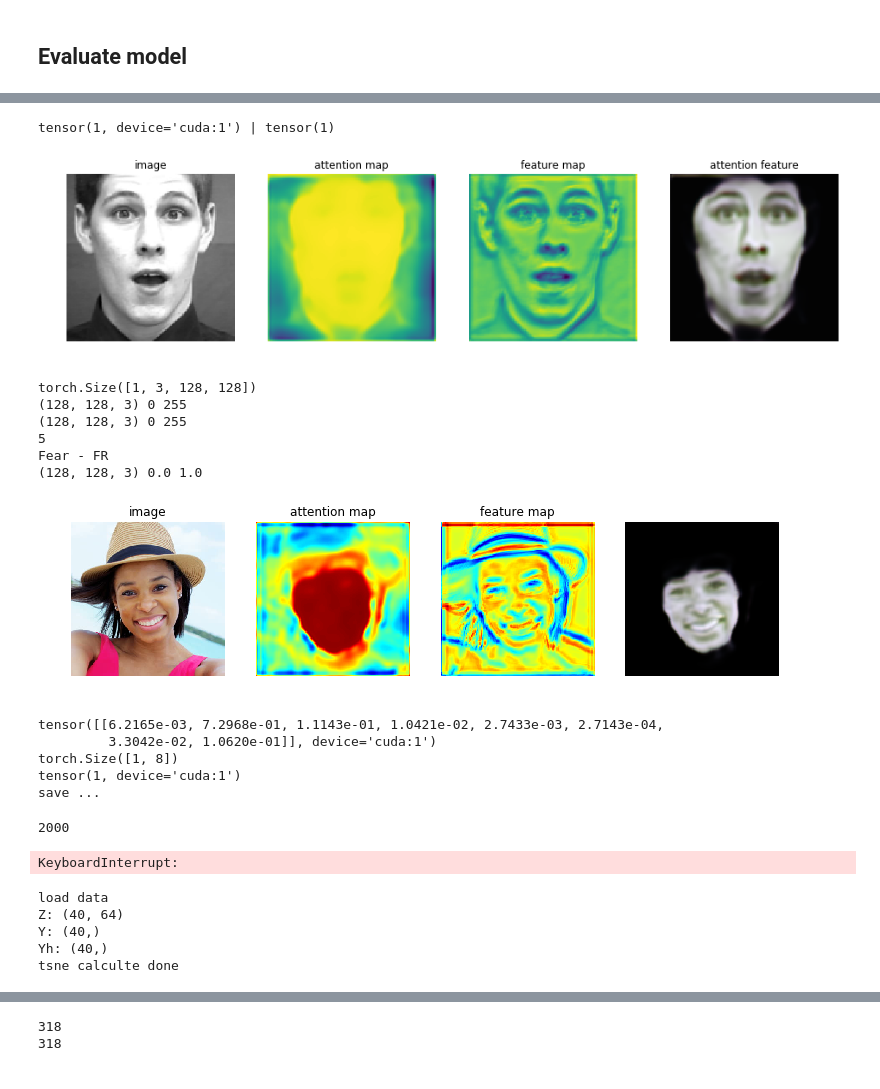
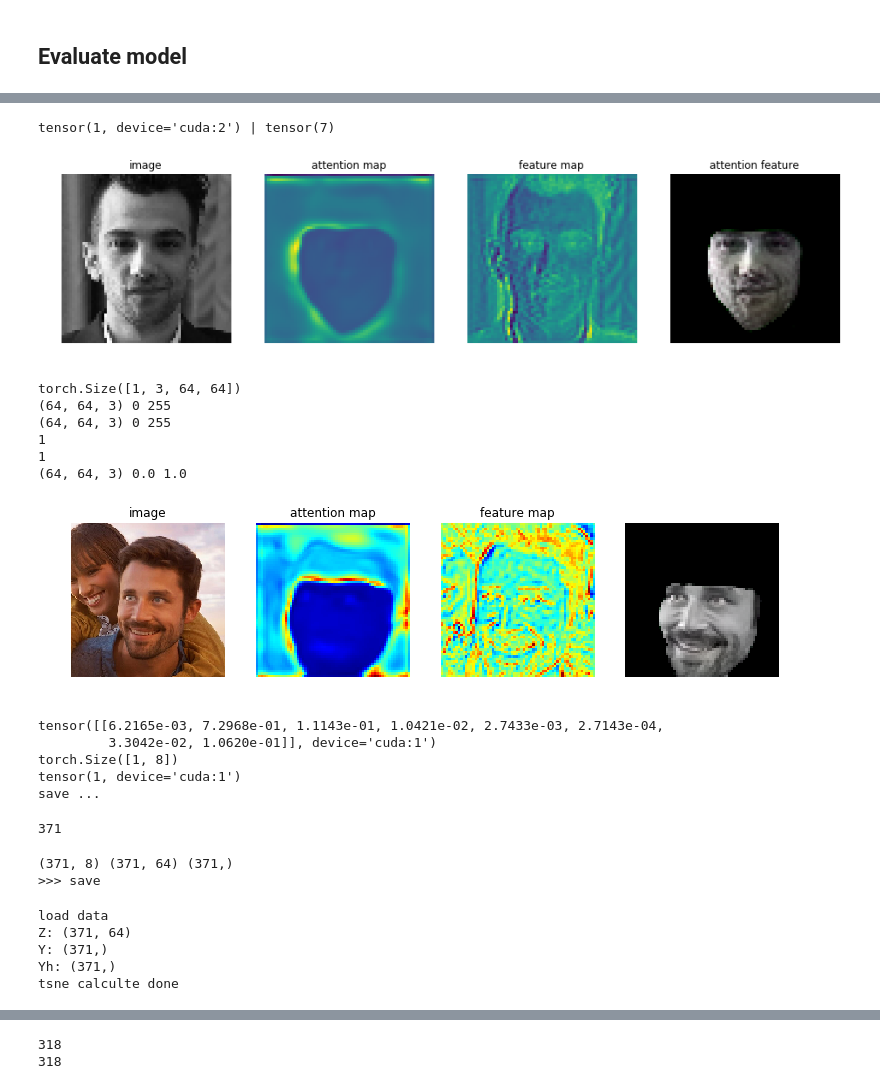
Before and after one commit to pedrodiamel/ferattention, a Jupyter notebook: books/eval_gmm.ipynb, the cells around one changed output, grey strips where cells are left out. Saved outputs shown, nothing was run; the diff lists cells and outputs as text; code cells hidden in the pictures.

```diff
--- a/books/eval_gmm.ipynb
+++ b/books/eval_gmm.ipynb
@@ -34,16 +44,16 @@ mitosis_att_mitosisattgmmnet_ferattentiongmm_attloss_adam_affectnetdark_dim64_pr
 # %%
-project          = '../out'
-name             = 'att_attnet_ferattention_attloss_adam_affectnetdark_dim64_preactresnet18x32_fold0_002'
+project          = '../out/attnet'
+name             = 'att_attgmmnet_ferattentiongmm_attloss_adam_affectnetdark_dim64_resnet18x32_fold0_mixup_retrain_000'
 pathnamedataset  = '~/.datasets'
-pathmodel        = os.path.join( project, name, 'models/model_best.pth.tar' ) #model_best, chk000120 ///// 40, 35, ...
+pathmodel        = os.path.join( project, name, 'models/chk000390.pth.tar' ) #model_best, chk000120 ///// 40, 35, ...
 pathproject      = os.path.join( project, name )
 batch_size       = 2
 workers          = 1
 cuda             = False
 parallel         = False
-gpu              = 1
+gpu              = 2
 seed             = 1
-imsize           = 128
+imsize           = 64
 # %% [markdown]
 ## Load model
 # %%
@@ -66,9 +80,9 @@ if net.load( pathmodel ) is not True:
 # %%
 # Load dataset
 print('>> Load dataset ...')
-namedataset = FactoryDataset.affect
-subset = FactoryDataset.validation
-imagesize=128
+namedataset = FactoryDataset.ferp
+subset = FactoryDataset.test
+imagesize=64
 kfold=0
 idenselect=np.arange(10)+kfold*10
 breal=True
@@ -80,15 +94,15 @@ if breal:
             pathname=pathnamedataset,
             name=namedataset,
             subset=subset,
-            idenselect=idenselect,
+            #idenselect=idenselect,
             #transform=train_transform,
             download=True
         ),
         num_channels=3,
-        #transform=get_transforms_det( imsize ),
+#         transform=get_transforms_det( imsize ),
         transform=transforms.Compose([
-                #mtrans.ToPad(h_pad=20,w_pad=20),
-                mtrans.ToResize( (imagesize, imagesize), resize_mode='square', padding_mode=cv2.BORDER_REPLICATE ),
+#                 mtrans.ToPad(h_pad=15,w_pad=15),
+                mtrans.ToResize( (imagesize, imagesize), resize_mode='square', padding_mode=cv2.BORDER_REFLECT ),
                 #mtrans.ToRandomTransform(mtrans.ToGaussianNoise( sigma=0.1 ), prob=1.0 ),
                 #mtrans.RandomCrop( (255,255), limit=50, padding_mode=cv2.BORDER_CONSTANT  ),
                 #mtrans.ToResizeUNetFoV(imsize, cv2.BORDER_REFLECT_101),
@@ -97,6 +111,7 @@ if breal:
                 #mtrans.ToMeanNormalization( mean=[0.485, 0.456, 0.406], std=[0.229, 0.224, 0.225] )
                 #mtrans.ToMeanNormalization( mean=[0.5, 0.5, 0.5], std=[0.5, 0.5, 0.5] )
                 mtrans.ToNormalization(),
+
                 ])
         )
 
@@ -141,7 +156,7 @@ idx=0
 k=0
 for i in range( len(dataset) ):
 
-    idx = i + 0
+    idx = i + 20
     sample = dataset[ idx ]
 
 
@@ -275,8 +294,8 @@ plt.axis('off')
 
 plt.show()
 # %% [output]
-tensor(1, device='cuda:1') | tensor(1)
+tensor(1, device='cuda:2') | tensor(7)
-[figure, old version]
+[figure, new version]
 # %%
 import random
 import scipy.misc
@@ -312,8 +331,8 @@ def crop(image, xycrop):
     return image
 
 
-imagesize=128
-image_org = cv2.imread('../rec/selfie_happy.png')[:,:,(2,1,0)]
+imagesize=64
+image_org = cv2.imread('../rec/selfie_happy_dos.png')[:,:,(2,1,0)]
 image = image_org.mean(axis=2)
 
 # sigma=0.09
@@ -324,7 +343,7 @@ image = image_org.mean(axis=2)
 
 
 # image = pad(image,15)
-image = crop(image, 30)
+image = crop(image, 20)
 
 image = np.stack( (image,image,image), axis=2 )
 image = cv2.resize( image, (imagesize,imagesize) )
@@ -368,40 +387,40 @@ image = norm(image)
 # att = crop(att, 15)
 
 bsave=True
 if bsave:
     save('../out/image.png', image_org[:,:,(2,1,0)] )
     save('../out/attmap.png', fmap[:,:,(2,1,0)] )
     save('../out/srf.png', srf[:,:,(2,1,0)] )
     save('../out/att.png', norm(att)*255 )
 
 
 plt.figure( figsize=(16,8))
 plt.subplot(151)
 plt.imshow( ((image_org) ).astype( np.uint8 ) )
 plt.title('image')
 plt.axis('off')
 plt.subplot(152)
 plt.imshow( (fmap))
 plt.title('attention map')
 plt.axis('off' )
 plt.subplot(153)
 plt.imshow( srf )
 plt.title('feature map')
 plt.axis('off' )
 plt.subplot(154)
 plt.imshow( norm(att) )
 # plt.title('class {}/{}'.format(y_lab_hat, label) )
 plt.axis('off')
 
 plt.show()
 # %% [output]
-torch.Size([1, 3, 128, 128])
-(128, 128, 3) 0 255
-(128, 128, 3) 0 255
-5
-Fear - FR
-(128, 128, 3) 0.0 1.0
+torch.Size([1, 3, 64, 64])
+(64, 64, 3) 0 255
+(64, 64, 3) 0 255
+1
+1
+(64, 64, 3) 0.0 1.0
-[figure, old version]
+[figure, new version]
 # %%
 
 
@@ -525,7 +544,7 @@ save ...
 dataloader = DataLoader(dataset, batch_size=100, shuffle=False, num_workers=20 )
 print( len(dataset) )
 # %% [output]
-2000
+371
 # %%
 Y_labs, Y_lab_hats, Zs = net.representation( dataloader, breal )
 print(Y_lab_hats.shape, Zs.shape, Y_labs.shape)
@@ -535,7 +554,8 @@ torch.save( { 'Yh':Y_lab_hats, 'Z':Zs, 'Y':Y_labs }, reppathname )
 
 print('>>> save')
 # %% [output]
-KeyboardInterrupt:
+(371, 8) (371, 64) (371,)
+>>> save
 # %%
 from sklearn.manifold import TSNE
 
@@ -574,9 +594,9 @@ df.to_csv( tsnpathname , index=False, encoding='utf-8')
 print('tsne calculte done')
 # %% [output]
 load data
-Z: (40, 64)
-Y: (40,)
-Yh: (40,)
+Z: (371, 64)
+Y: (371,)
+Yh: (371,)
 tsne calculte done
 # %%
 cmap = plt.get_cmap('jet_r')
```
Also changed, not shown: parts of 8 cells of this notebook, 19 other files.
